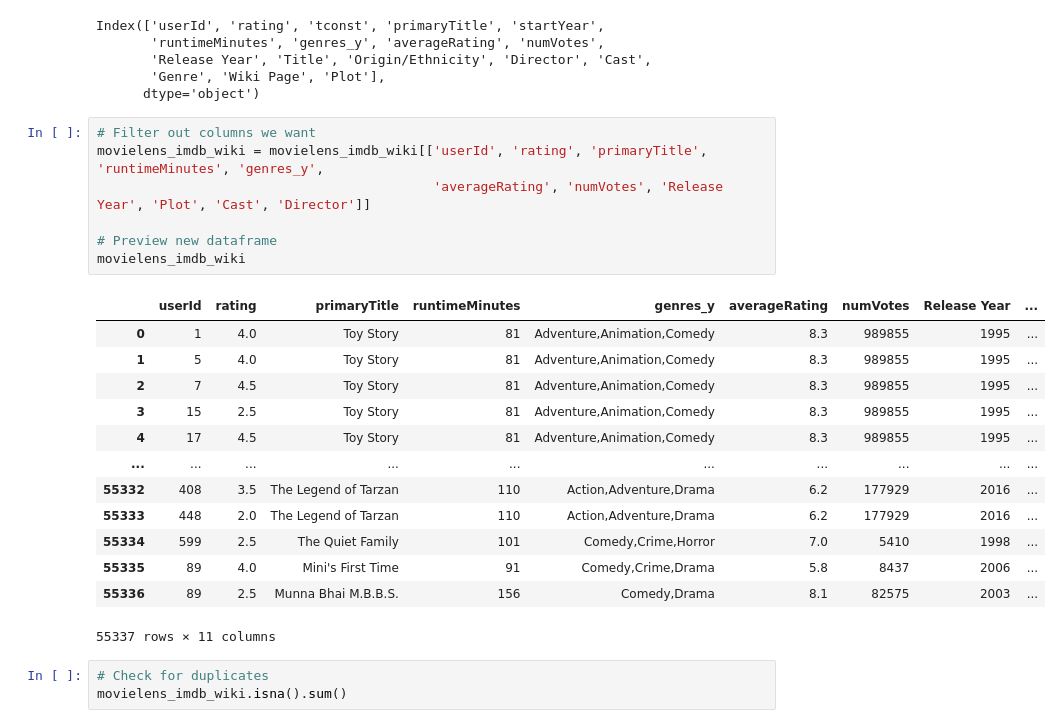
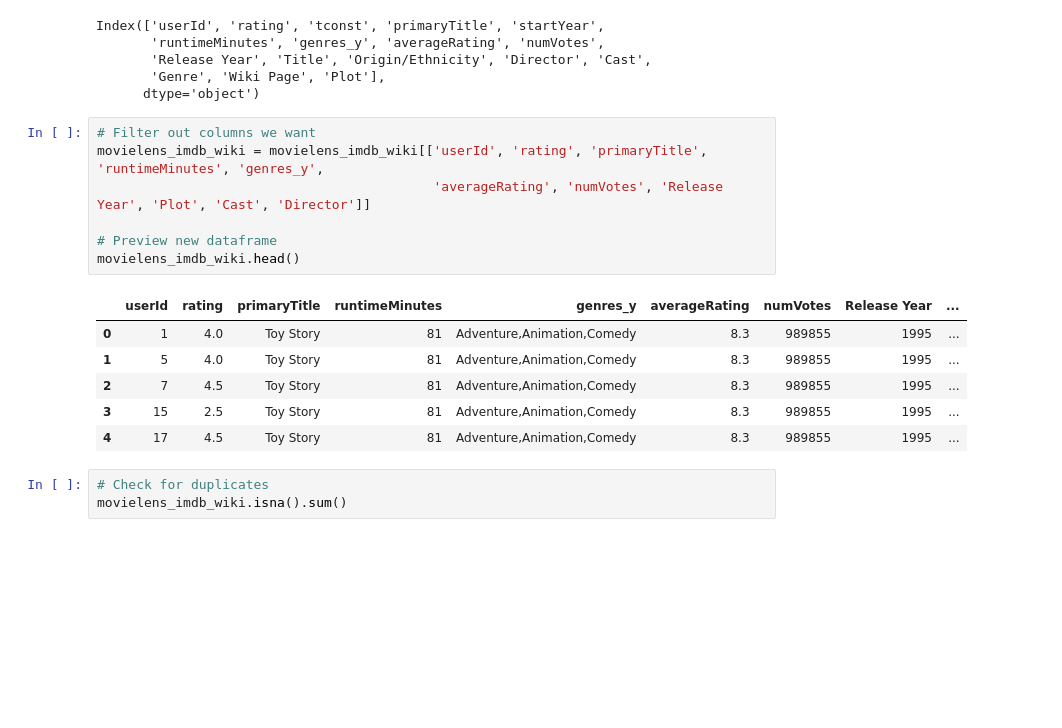
Before and after one commit to kevgross89/Apple-TV-Movie-Recommendation-Engine, a Jupyter notebook: What To Watch - Movie Recommendation Engine.ipynb, the cells around one changed output. Saved outputs shown, nothing was run; the diff lists cells and outputs as text; blank space fills up the shorter version.

```diff
--- a/What To Watch - Movie Recommendation Engine.ipynb
+++ b/What To Watch - Movie Recommendation Engine.ipynb
@@ -535,24 +535,17 @@ Index(['userId', 'rating', 'tconst', 'primaryTitle', 'startYear',
 # %%
 # Filter out columns we want
 movielens_imdb_wiki = movielens_imdb_wiki[['userId', 'rating', 'primaryTitle', 'runtimeMinutes', 'genres_y',
                                            'averageRating', 'numVotes', 'Release Year', 'Plot', 'Cast', 'Director']]
 
 # Preview new dataframe
-movielens_imdb_wiki
+movielens_imdb_wiki.head()
 # %% [output]
 |  | userId | rating | primaryTitle | runtimeMinutes | genres_y | averageRating | numVotes | Release Year | ... |
 | 0 | 1 | 4.0 | Toy Story | 81 | Adventure,Animation,Comedy | 8.3 | 989855 | 1995 | ... |
 | 1 | 5 | 4.0 | Toy Story | 81 | Adventure,Animation,Comedy | 8.3 | 989855 | 1995 | ... |
 | 2 | 7 | 4.5 | Toy Story | 81 | Adventure,Animation,Comedy | 8.3 | 989855 | 1995 | ... |
 | 3 | 15 | 2.5 | Toy Story | 81 | Adventure,Animation,Comedy | 8.3 | 989855 | 1995 | ... |
 | 4 | 17 | 4.5 | Toy Story | 81 | Adventure,Animation,Comedy | 8.3 | 989855 | 1995 | ... |
-| ... | ... | ... | ... | ... | ... | ... | ... | ... | ... |
-| 55332 | 408 | 3.5 | The Legend of Tarzan | 110 | Action,Adventure,Drama | 6.2 | 177929 | 2016 | ... |
-| 55333 | 448 | 2.0 | The Legend of Tarzan | 110 | Action,Adventure,Drama | 6.2 | 177929 | 2016 | ... |
-| 55334 | 599 | 2.5 | The Quiet Family | 101 | Comedy,Crime,Horror | 7.0 | 5410 | 1998 | ... |
-| 55335 | 89 | 4.0 | Mini's First Time | 91 | Comedy,Crime,Drama | 5.8 | 8437 | 2006 | ... |
-| 55336 | 89 | 2.5 | Munna Bhai M.B.B.S. | 156 | Comedy,Drama | 8.1 | 82575 | 2003 | ... |
-55337 rows × 11 columns
 # %%
 # Check for duplicates
 movielens_imdb_wiki.isna().sum()
```
Also changed, not shown: parts of 1 cell of this notebook.
